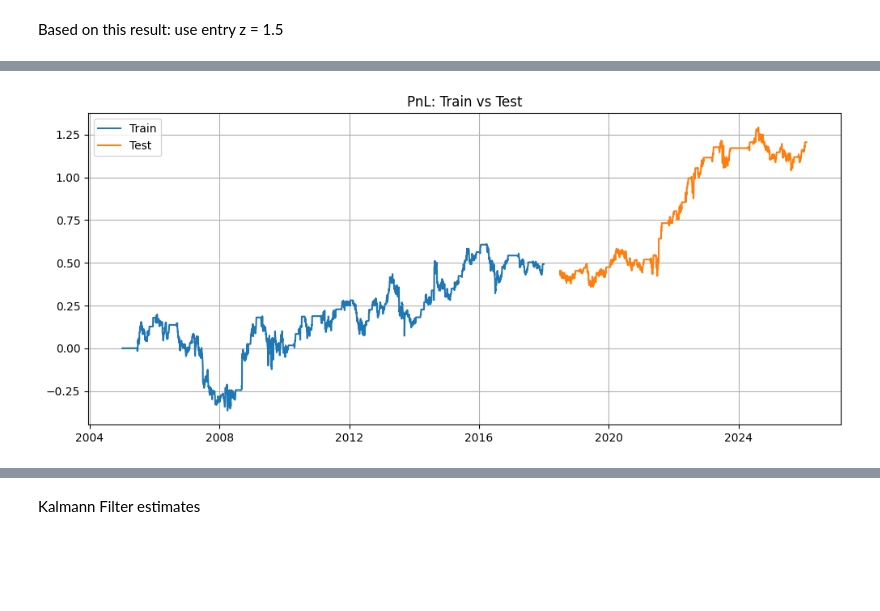
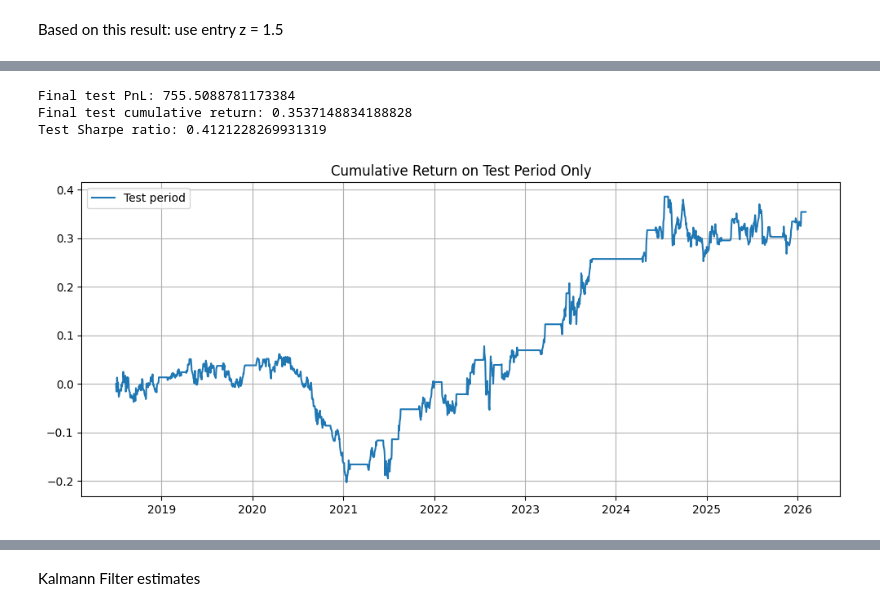
Before and after one commit to wiktorgrocholewski/Spring2026-TIC, a Jupyter notebook: 6_mean_reversion_strategy/Strategy Antonio.ipynb, the cells around one changed output, grey strips where cells are left out. Cells and saved outputs as stored; diff of their text form; code cells hidden in the pictures; blank space fills up the shorter version.

```diff
--- a/6_mean_reversion_strategy/Strategy Antonio.ipynb
+++ b/6_mean_reversion_strategy/Strategy Antonio.ipynb
@@ -216,12 +213,25 @@ Eigenvectors:
 # %% [markdown]
 Construct Johansen spread:
 # %%
+# estimate intercept (alpha) on the training sample
+# since vec[0] = 1 after normalization, this is:
+# alpha_joh = mean(log_soy + vec[1]*log_corn)
+alpha_joh = (
+    vec[0] * train["log_soy"] +
+    vec[1] * train["log_corn"]
+).mean()
+
+print("alpha_joh:", alpha_joh)
+
+# construct spread INCLUDING alpha, while keeping same variable names
 train["spread_joh"] = (
     vec[0] * train["log_soy"] +
-    vec[1] * train["log_corn"]
+    vec[1] * train["log_corn"] -
+    alpha_joh
 )
 
 test["spread_joh"] = (
     vec[0] * test["log_soy"] +
-    vec[1] * test["log_corn"]
+    vec[1] * test["log_corn"] -
+    alpha_joh
 )
@@ -264,7 +276,7 @@ Half-life (Johansen spread): 98.15819926274351
 # %%
 prices["spread_joh"] = (
     vec[0] * prices["log_soy"] +
-    vec[1] * prices["log_corn"]
+    vec[1] * prices["log_corn"] - alpha_joh
 )
 
 window_z = max(2, int(round(hl_joh)))
@@ -420,19 +454,42 @@ plt.show()
 # %%
-prices["strategy_ret"] = prices["strategy_ret_1.5"]
-prices["cum_pnl"] = prices["strategy_ret"].cumsum()
+# keep only test period
+test_only = prices[prices["Date"] > pd.to_datetime(gap_end)].copy()
 
-train = prices[prices["Date"] <= train_end].copy()
-test  = prices[prices["Date"] > gap_end].copy()
+# cumulative return only on test set
+test_only["cum_ret_level_test"] = (
+    1 + test_only["strategy_ret_level"].fillna(0)
+).cumprod() - 1
+
+# cumulative pnl only on test set
+test_only["cum_pnl_test"] = test_only["strategy_pnl"].fillna(0).cumsum()
+
+# Sharpe ratio on test set
+test_ret = test_only["strategy_ret_level"].dropna()
+mean_ret = test_ret.mean()
+std_ret = test_ret.std()
+
+sharpe_test = np.sqrt(252) * mean_ret / std_ret if std_ret > 0 else np.nan
+
+# final summary numbers
+final_test_pnl = test_only["strategy_pnl"].fillna(0).sum()
+final_test_return = test_only["cum_ret_level_test"].iloc[-1]
+
+print("Final test PnL:", final_test_pnl)
+print("Final test cumulative return:", final_test_return)
+print("Test Sharpe ratio:", sharpe_test)
 
 plt.figure(figsize=(12,5))
-plt.plot(train["Date"], train["cum_pnl"], label="Train")
-plt.plot(test["Date"], test["cum_pnl"], label="Test")
-plt.title("PnL: Train vs Test")
+plt.plot(test_only["Date"], test_only["cum_ret_level_test"], label="Test period")
+
+plt.title("Cumulative Return on Test Period Only")
 plt.legend()
 plt.grid(True)
 plt.show()
 # %% [output]
+Final test PnL: 755.5088781173384
+Final test cumulative return: 0.3537148834188828
+Test Sharpe ratio: 0.4121228269931319
-[figure, old version]
+[figure, new version]
 # %%
 prices["strategy_ret"] = prices["strategy_ret_1.5"]   # or whichever threshold you chose
 
```
Also changed, not shown: parts of 26 cells of this notebook.
